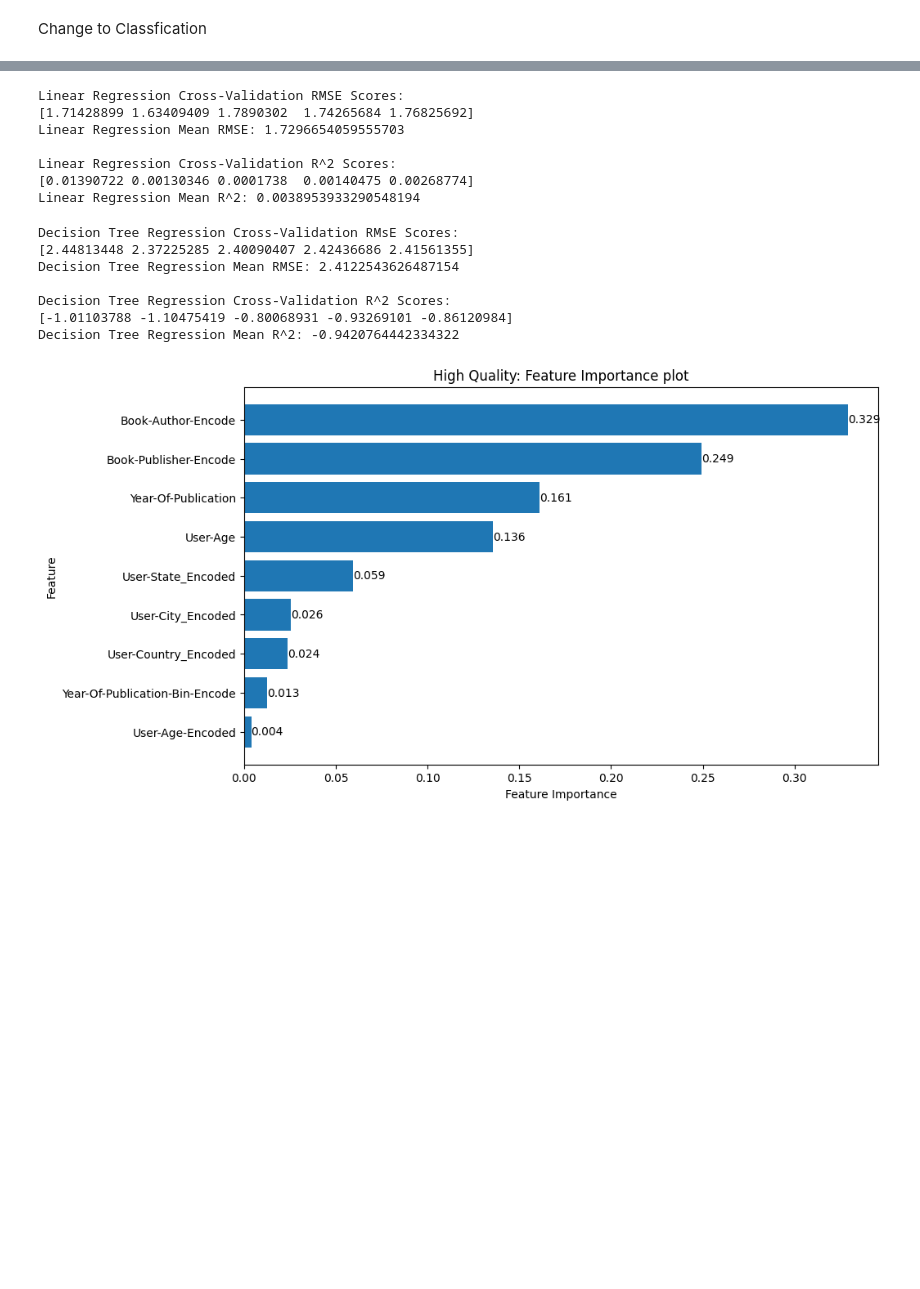
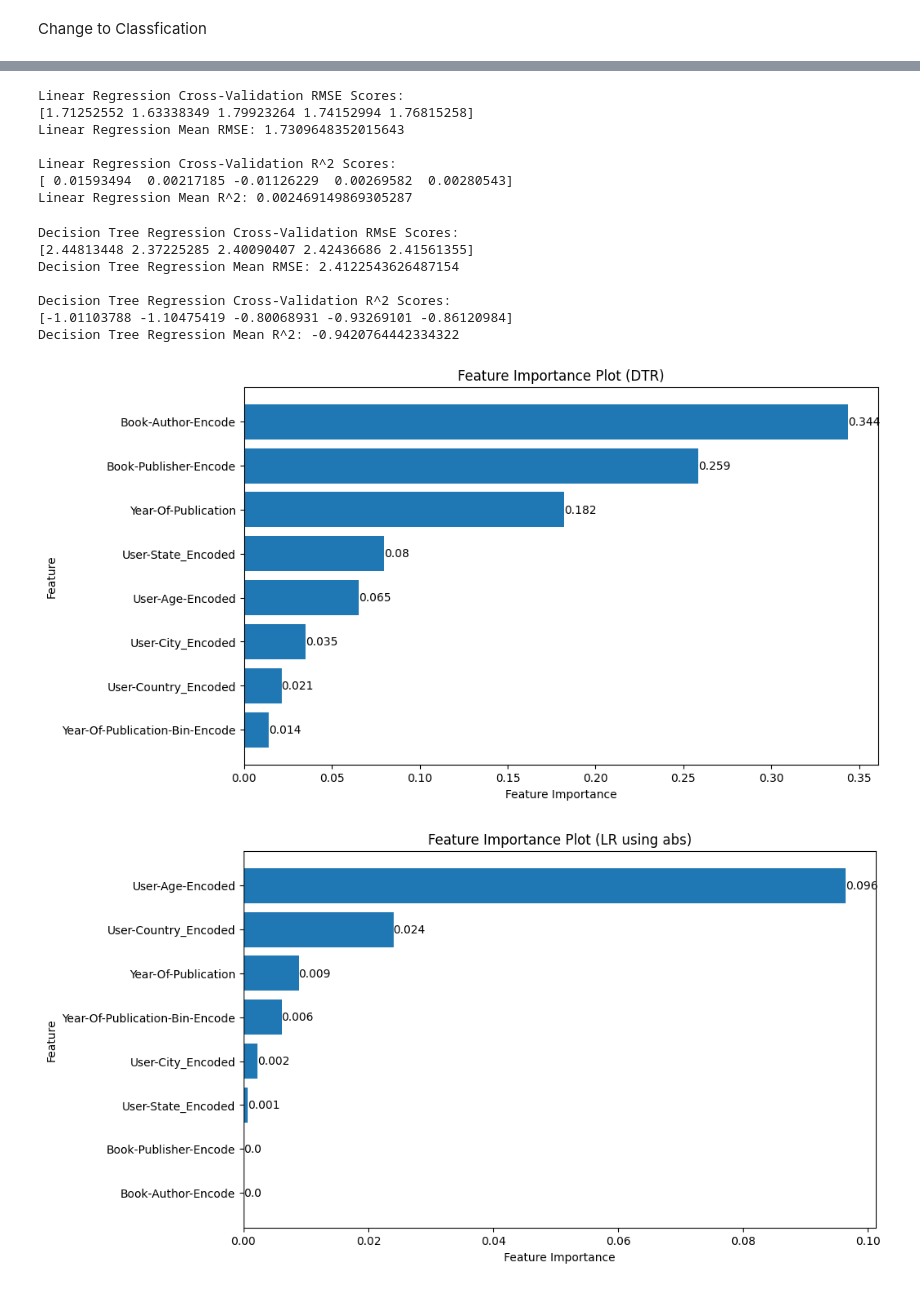
Before and after one commit to YubotKwng/Bookstore-management-Data-Processing, a Jupyter notebook: ml_regresson.ipynb, the cells around one changed output, grey strips where cells are left out. Drawn from its saved outputs; the diff is of its cells as text; code cells hidden in the pictures; blank space fills up the shorter version.

Commit message:
abs graph and coef for LR

```diff
--- a/ml_regresson.ipynb
+++ b/ml_regresson.ipynb
@@ -159,7 +159,7 @@ weighted avg       0.29      0.29      0.29     10963
 x = hq_df.drop(columns=['User-ID', 'ISBN', 'Book-Rating', 'Rating-Category',
                         'Book-Title', 'Book-Author', 'Book-Publisher',
                         'Year-Of-Publication-Bin', 'Filtered-Title',
-                        'User-City', 'User-State', 'User-Country', 'User-Age-Bin'])
+                        'User-City', 'User-State', 'User-Country', 'User-Age-Bin', 'User-Age'])
 y = hq_df['Book-Rating']
 
 x_train, x_test, y_train, y_test = train_test_split(x, y, test_size = 0.2, random_state = 42)
@@ -179,12 +179,12 @@ print(linear_r2_scores)
 print('Linear Regression Mean R^2:', linear_r2_scores.mean())
 # %% [output]
 Linear Regression Cross-Validation RMSE Scores:
-[1.71428899 1.63409409 1.7890302  1.74265684 1.76825692]
-Linear Regression Mean RMSE: 1.7296654059555703
+[1.71252552 1.63338349 1.79923264 1.74152994 1.76815258]
+Linear Regression Mean RMSE: 1.7309648352015643
 
 Linear Regression Cross-Validation R^2 Scores:
-[0.01390722 0.00130346 0.0001738  0.00140475 0.00268774]
-Linear Regression Mean R^2: 0.0038953933290548194
+[ 0.01593494  0.00217185 -0.01126229  0.00269582  0.00280543]
+Linear Regression Mean R^2: 0.002469149869305287
 # %%
 # Initialize Decision Tree Regression model
 dt_reg= DecisionTreeRegressor(random_state=42)
@@ -211,20 +211,41 @@ Decision Tree Regression Mean R^2: -0.9420764442334322
 # %%
 # Plot the feature importance of high quality
 dt_reg.fit(x, y)
 feature_importances = dt_reg.feature_importances_
 feature_names =x.columns
 sorted_idx= np.argsort(feature_importances)
 exact_value_sorted_idx = sorted(feature_importances)
 
 plt.figure(figsize=(10,6))
 plt.barh(range(len(sorted_idx)), feature_importances[sorted_idx])
 plt.yticks(range(len(sorted_idx)), [feature_names[i] for i in sorted_idx])
 for i in range(len(sorted_idx)):
     plt.text(exact_value_sorted_idx[i], i, str(round(exact_value_sorted_idx[i], 3)), ha='left', va='center')
 
 plt.xlabel('Feature Importance')
 plt.ylabel('Feature')
-plt.title('High Quality: Feature Importance plot')
+plt.title('Feature Importance Plot (DTR)')
 plt.show()
+
+
+
+
+linear_reg.fit(x, y)
+feature_importances = np.abs(linear_reg.coef_)
+feature_names = x.columns
+sorted_idx = np.argsort(feature_importances)
+
+# 绘制特征重要性柱状图
+plt.figure(figsize=(10,6))
+plt.barh(range(len(sorted_idx)), feature_importances[sorted_idx])
+plt.yticks(range(len(sorted_idx)), [feature_names[i] for i in sorted_idx])
+for i in range(len(sorted_idx)):
+    plt.text(feature_importances[sorted_idx][i], i, str(round(feature_importances[sorted_idx][i], 3)), ha='left', va='center')
+
+plt.xlabel('Feature Importance')
+plt.ylabel('Feature')
+plt.title('Feature Importance Plot (LR using abs)')
+plt.show()
 # %% [output]
-[figure, old version]
+[figure, new version]
+[figure, added]
```
Also changed, not shown: parts of 3 cells of this notebook.
